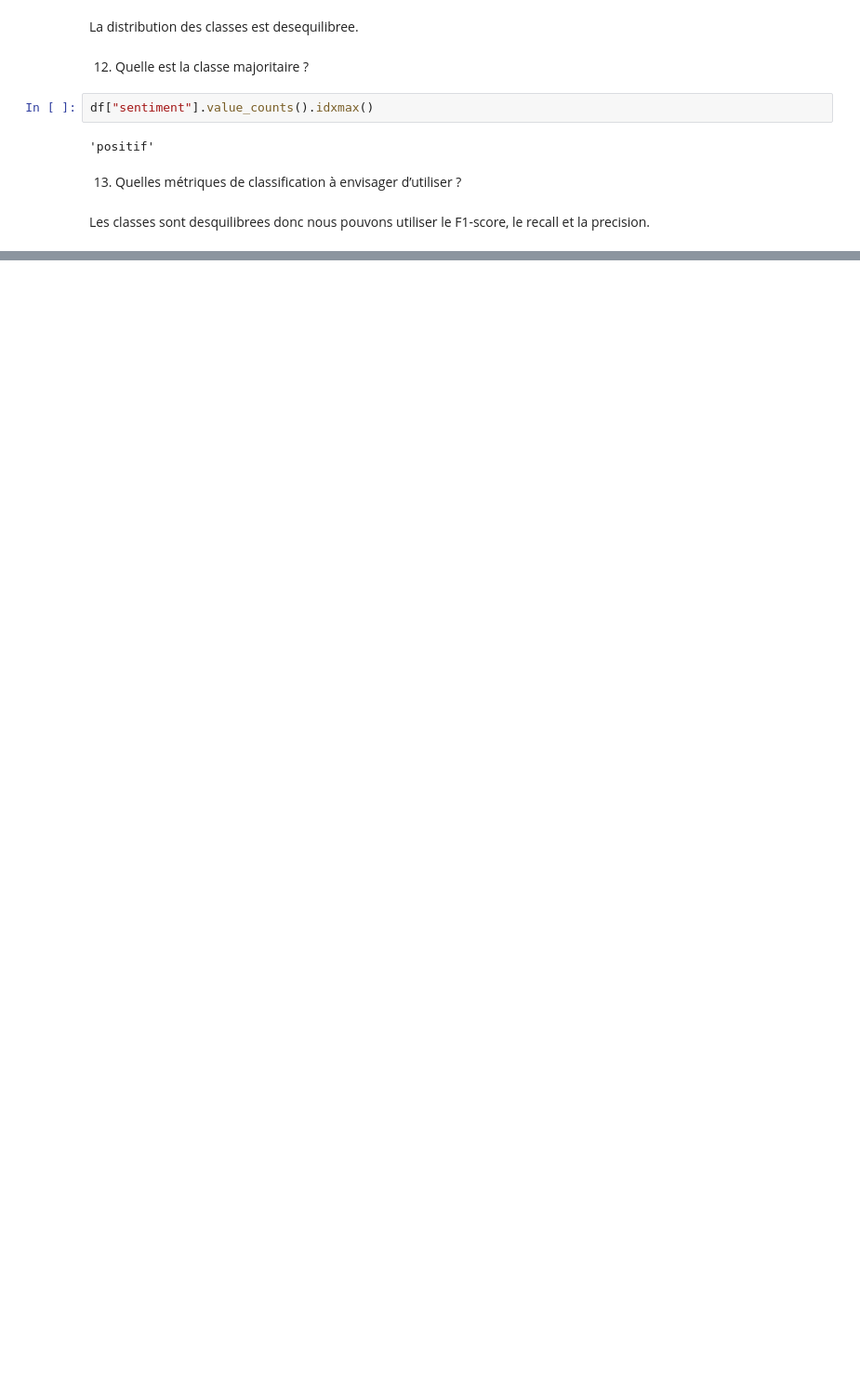
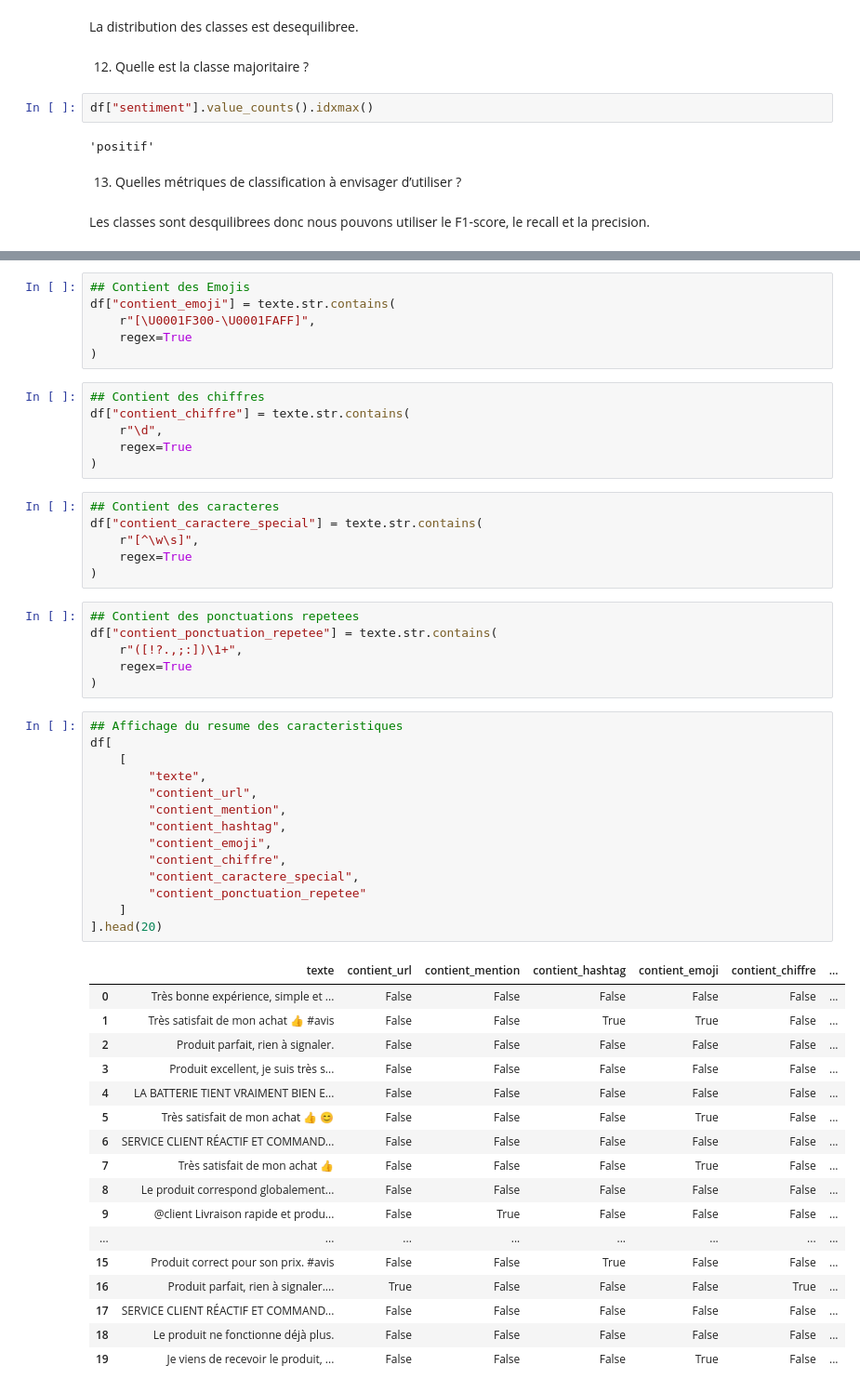
Before and after one commit to khadidiatoungom4-ai/Atelier_prepa_donnees_textuelles, a Jupyter notebook: notebooks/atelier_prepa_donnees_textuelles.ipynb, the cells around one changed output, grey strips where cells are left out. Shown at 93% size. Saved outputs shown, nothing was run; the diff lists cells and outputs as text; blank space fills up the shorter version.

Commit message:
Partie 1 – Exploration du corpus: Detection des caracteres particuliers

```diff
--- a/notebooks/atelier_prepa_donnees_textuelles.ipynb
+++ b/notebooks/atelier_prepa_donnees_textuelles.ipynb
@@ -624,0 +648,56 @@ Les classes sont desquilibrees donc nous pouvons utiliser le F1-score, le recall
+# %%
+## Contient des Emojis
+df["contient_emoji"] = texte.str.contains(
+    r"[\U0001F300-\U0001FAFF]",
+    regex=True
+)
+# %%
+## Contient des chiffres
+df["contient_chiffre"] = texte.str.contains(
+    r"\d",
+    regex=True
+)
+# %%
+## Contient des caracteres
+df["contient_caractere_special"] = texte.str.contains(
+    r"[^\w\s]",
+    regex=True
+)
+# %%
+## Contient des ponctuations repetees
+df["contient_ponctuation_repetee"] = texte.str.contains(
+    r"([!?.,;:])\1+",
+    regex=True
+)
+# %%
+## Affichage du resume des caracteristiques
+df[
+    [
+        "texte",
+        "contient_url",
+        "contient_mention",
+        "contient_hashtag",
+        "contient_emoji",
+        "contient_chiffre",
+        "contient_caractere_special",
+        "contient_ponctuation_repetee"
+    ]
+].head(20)
+# %% [output]
+|  | texte | contient_url | contient_mention | contient_hashtag | contient_emoji | contient_chiffre | ... |
+| 0 | Très bonne expérience, simple et ... | False | False | False | False | False | ... |
+| 1 | Très satisfait de mon achat 👍 #avis | False | False | True | True | False | ... |
+| 2 | Produit parfait, rien à signaler. | False | False | False | False | False | ... |
+| 3 | Produit excellent, je suis très s... | False | False | False | False | False | ... |
+| 4 | LA BATTERIE TIENT VRAIMENT BIEN E... | False | False | False | False | False | ... |
+| 5 | Très satisfait de mon achat 👍 😊 | False | False | False | True | False | ... |
+| 6 | SERVICE CLIENT RÉACTIF ET COMMAND... | False | False | False | False | False | ... |
+| 7 | Très satisfait de mon achat 👍 | False | False | False | True | False | ... |
+| 8 | Le produit correspond globalement... | False | False | False | False | False | ... |
+| 9 | @client Livraison rapide et produ... | False | True | False | False | False | ... |
+| ... | ... | ... | ... | ... | ... | ... | ... |
+| 15 | Produit correct pour son prix. #avis | False | False | True | False | False | ... |
+| 16 | Produit parfait, rien à signaler.... | True | False | False | False | True | ... |
+| 17 | SERVICE CLIENT RÉACTIF ET COMMAND... | False | False | False | False | False | ... |
+| 18 | Le produit ne fonctionne déjà plus. | False | False | False | False | False | ... |
+| 19 | Je viens de recevoir le produit, ... | False | False | False | True | False | ... |
```
Also changed, not shown: parts of 4 cells of this notebook.
